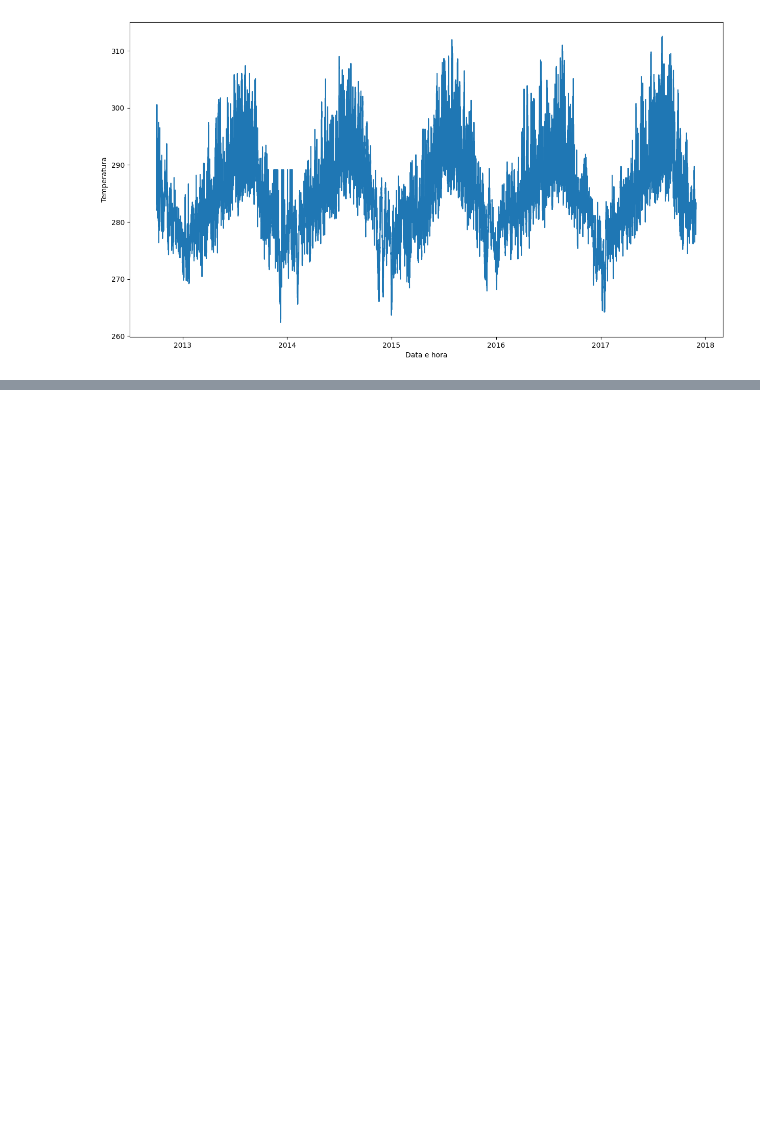
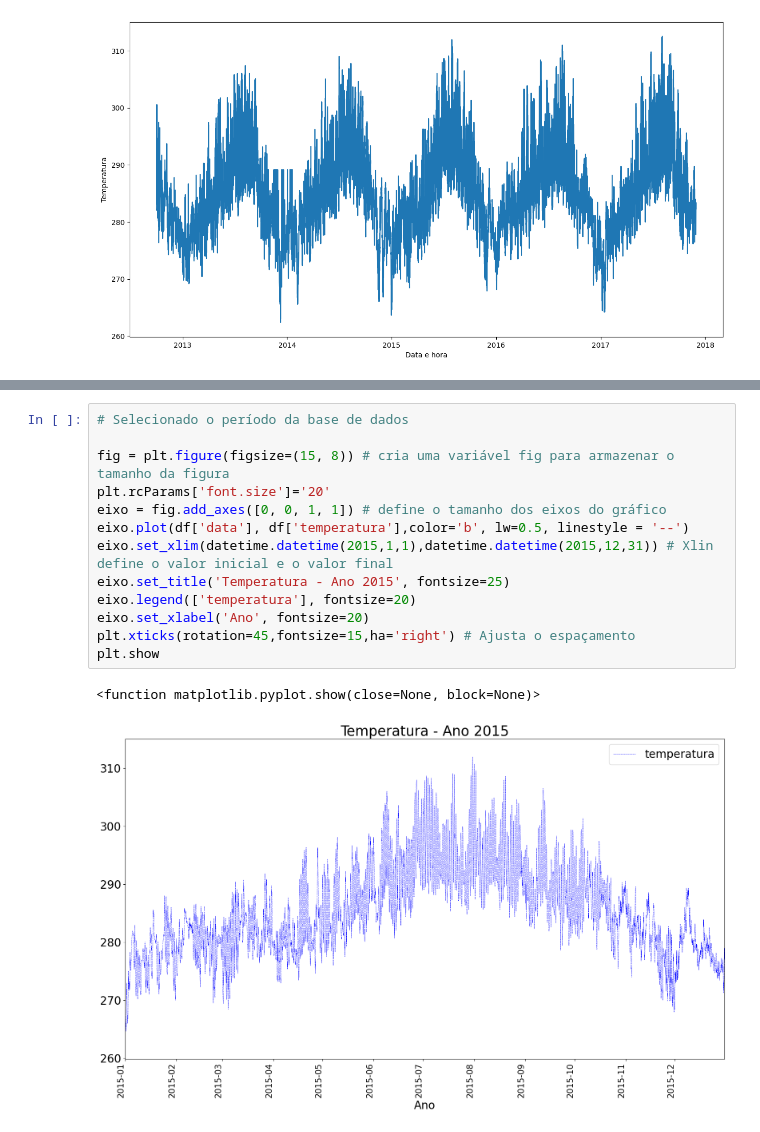
Before and after one commit to LANDOSOUZA/inteligencia_artificial_2025, a Jupyter notebook: aula_3/codigo1.ipynb, the cells around one changed output, grey strips where cells are left out. Saved outputs shown, nothing was run; the diff lists cells and outputs as text; blank space fills up the shorter version.

Commit message:
aula-3
Ajuste do espaçamento do gráfico

```diff
--- a/aula_3/codigo1.ipynb
+++ b/aula_3/codigo1.ipynb
@@ -41,0 +42,16 @@ Text(0, 0.5, 'Temperatura')
+# %%
+# Selecionado o período da base de dados
+
+fig = plt.figure(figsize=(15, 8)) # cria uma variável fig para armazenar o tamanho da figura
+plt.rcParams['font.size']='20'
+eixo = fig.add_axes([0, 0, 1, 1]) # define o tamanho dos eixos do gráfico
+eixo.plot(df['data'], df['temperatura'],color='b', lw=0.5, linestyle = '--')
+eixo.set_xlim(datetime.datetime(2015,1,1),datetime.datetime(2015,12,31)) # Xlin define o valor inicial e o valor final
+eixo.set_title('Temperatura - Ano 2015', fontsize=25)
+eixo.legend(['temperatura'], fontsize=20)
+eixo.set_xlabel('Ano', fontsize=20)
+plt.xticks(rotation=45,fontsize=15,ha='right') # Ajusta o espaçamento
+plt.show
+# %% [output]
+<function matplotlib.pyplot.show(close=None, block=None)>
+[figure, added]
```
Also changed, not shown: parts of 1 cell of this notebook.
